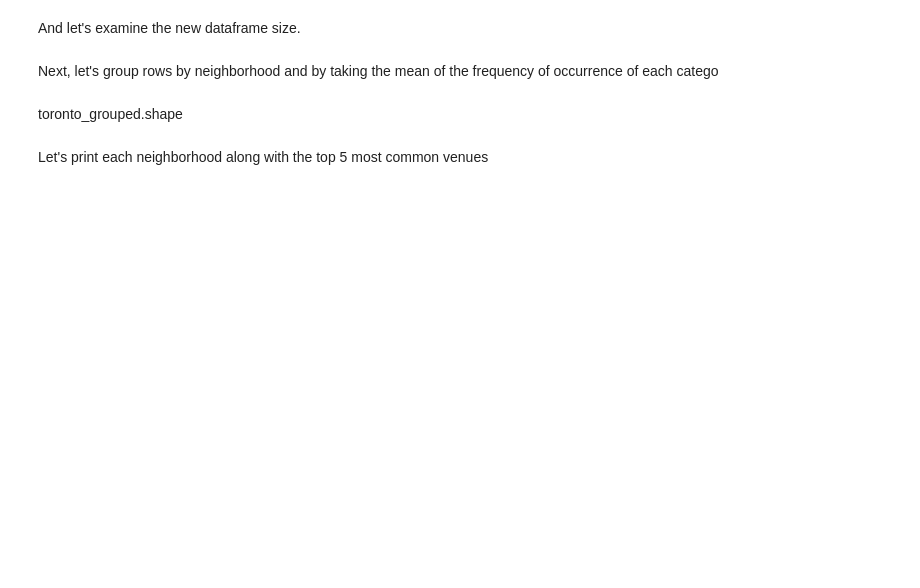
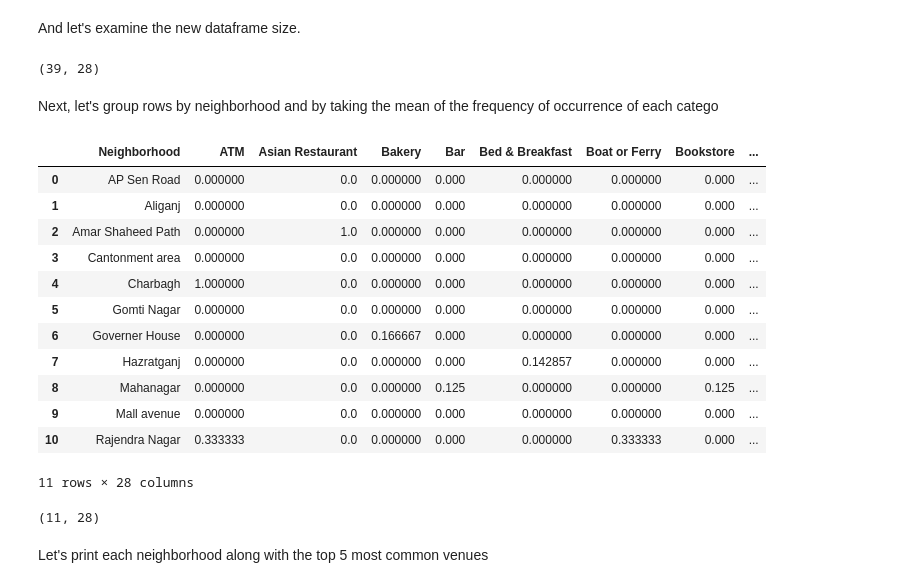
Before and after one commit to dksingh1985/CapstoneProject, a Jupyter notebook: Capstone Project - The Battle of Neighborhoods (Week 2).ipynb, the cells around one changed output. Cells and saved outputs as stored; diff of their text form; code cells hidden in the pictures; blank space fills up the shorter version.

```diff
--- a/Capstone Project - The Battle of Neighborhoods (Week 2).ipynb
+++ b/Capstone Project - The Battle of Neighborhoods (Week 2).ipynb
@@ -155,10 +81,12 @@ Name: index, Length: 100, dtype: int64
 # %%
-CLIENT_ID = 'QEF4SFROUUVOQKNPAFNNRDUW4ACAWSYYG312LM3BKEDDKPIZ' # your Foursquare ID
-CLIENT_SECRET = 'CCBFW1WDVTUYDLPFX3SR0QBB5R2UKRYOZ3F1JDJ3PLQMPDRM' # your Foursquare Secret
+#CLIENT_ID = 'QEF4SFROUUVOQKNPAFNNRDUW4ACAWSYYG312LM3BKEDDKPIZ' # your Foursquare ID
+#CLIENT_SECRET = 'CCBFW1WDVTUYDLPFX3SR0QBB5R2UKRYOZ3F1JDJ3PLQMPDRM' # your Foursquare Secret
+CLIENT_ID = 'EIAXRTGBTG1V2F1OEMGATO5IV3SVGIXAMGOMHMBMSLIUW5GS' # your Foursquare ID
+CLIENT_SECRET = 'PGZ50JQ0PJZO2JI0NHTG2SZJ2DRF43ZEZOIP1GZNVT0LMAHO' # your Foursquare Secret
 VERSION = '20180604'
 print('Your credentails:')
 print('CLIENT_ID: ' + CLIENT_ID)
 print('CLIENT_SECRET:' + CLIENT_SECRET)
-LIMIT = 100
+LIMIT = 250
 # %% [output]
 Your credentails:
@@ -180,7 +108,7 @@ def get_category_type(row):
 # %% [markdown]
 Let's create a function to repeat the same process to all the neighborhoods in Lucknow
 # %%
-def getNearbyVenues(names, latitudes, longitudes, radius=500):
+def getNearbyVenues(names, latitudes, longitudes, radius=1000):
 
     venues_list=[]
     for name, lat, lng in zip(names, latitudes, longitudes):
@@ -220,9 +148,9 @@ def getNearbyVenues(names, latitudes, longitudes, radius=500):
 
     return(nearby_venues)
 # %%
-lko_venues = getNearbyVenues(names=df['index'],
-                                   latitudes=df['Latitude'],
-                                   longitudes=df['Longitude']
+lko_venues = getNearbyVenues(names=lko_place['Place'],
+                                   latitudes=lko_place['Latitude'],
+                                   longitudes=lko_place['Longitude']
                                   )
 lko_venues.head()
 # %% [output]
@@ -245,13 +216,13 @@ print('There are {} uniques categories.'.format(len(toronto_venues['Venue Catego
 Analyze Each Neighborhood
 # %%
 # one hot encoding
-toronto_onehot = pd.get_dummies(toronto_venues[['Venue Category']], prefix="", prefix_sep="")
+lko_onehot = pd.get_dummies(lko_venues[['Venue Category']], prefix="", prefix_sep="")
 
 # add neighborhood column back to dataframe
-toronto_onehot['Neighborhood'] = toronto_venues['Neighborhood']
+lko_onehot['Neighborhood'] = lko_venues['Neighborhood']
 
 # move neighborhood column to the first column
-fixed_columns = [toronto_onehot.columns[-1]] + list(toronto_onehot.columns[:-1])
-toronto_onehot = toronto_onehot[fixed_columns]
+fixed_columns = [lko_onehot.columns[-1]] + list(lko_onehot.columns[:-1])
+lko_onehot = lko_onehot[fixed_columns]
 
-toronto_onehot.head()
+lko_onehot.head()
@@ -258,18 +237,34 @@ toronto_onehot.head()
 # %% [markdown]
 And let's examine the new dataframe size.
 # %%
-toronto_onehot.shape
+lko_onehot.shape
+# %% [output]
+(39, 28)
 # %% [markdown]
 Next, let's group rows by neighborhood and by taking the mean of the frequency of occurrence of each catego
 # %%
-toronto_grouped = toronto_onehot.groupby('Neighborhood').mean().reset_index()
-toronto_grouped
+lko_grouped = lko_onehot.groupby('Neighborhood').mean().reset_index()
+lko_grouped
+# %% [output]
+|  | Neighborhood | ATM | Asian Restaurant | Bakery | Bar | Bed & Breakfast | Boat or Ferry | Bookstore | ... |
+| 0 | AP Sen Road | 0.000000 | 0.0 | 0.000000 | 0.000 | 0.000000 | 0.000000 | 0.000 | ... |
+| 1 | Aliganj | 0.000000 | 0.0 | 0.000000 | 0.000 | 0.000000 | 0.000000 | 0.000 | ... |
+| 2 | Amar Shaheed Path | 0.000000 | 1.0 | 0.000000 | 0.000 | 0.000000 | 0.000000 | 0.000 | ... |
+| 3 | Cantonment area | 0.000000 | 0.0 | 0.000000 | 0.000 | 0.000000 | 0.000000 | 0.000 | ... |
+| 4 | Charbagh | 1.000000 | 0.0 | 0.000000 | 0.000 | 0.000000 | 0.000000 | 0.000 | ... |
+| 5 | Gomti Nagar | 0.000000 | 0.0 | 0.000000 | 0.000 | 0.000000 | 0.000000 | 0.000 | ... |
+| 6 | Governer House | 0.000000 | 0.0 | 0.166667 | 0.000 | 0.000000 | 0.000000 | 0.000 | ... |
+| 7 | Hazratganj | 0.000000 | 0.0 | 0.000000 | 0.000 | 0.142857 | 0.000000 | 0.000 | ... |
+| 8 | Mahanagar | 0.000000 | 0.0 | 0.000000 | 0.125 | 0.000000 | 0.000000 | 0.125 | ... |
+| 9 | Mall avenue | 0.000000 | 0.0 | 0.000000 | 0.000 | 0.000000 | 0.000000 | 0.000 | ... |
+| 10 | Rajendra Nagar | 0.333333 | 0.0 | 0.000000 | 0.000 | 0.000000 | 0.333333 | 0.000 | ... |
+11 rows × 28 columns
-# %% [markdown]
-toronto_grouped.shape
 # %%
 Let's confirm the new size
 # %%
-toronto_grouped.shape
+lko_grouped.shape
+# %% [output]
+(11, 28)
 # %% [markdown]
 Let's print each neighborhood along with the top 5 most common venues
 # %%
```
Also changed, not shown: parts of 22 cells of this notebook, 2 other files.
